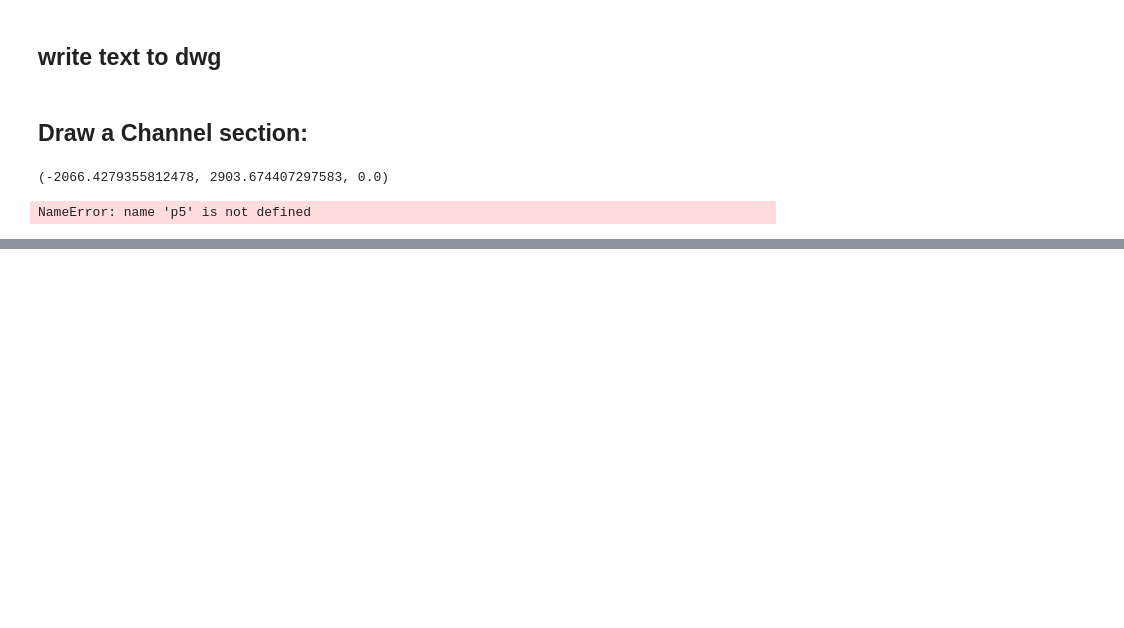
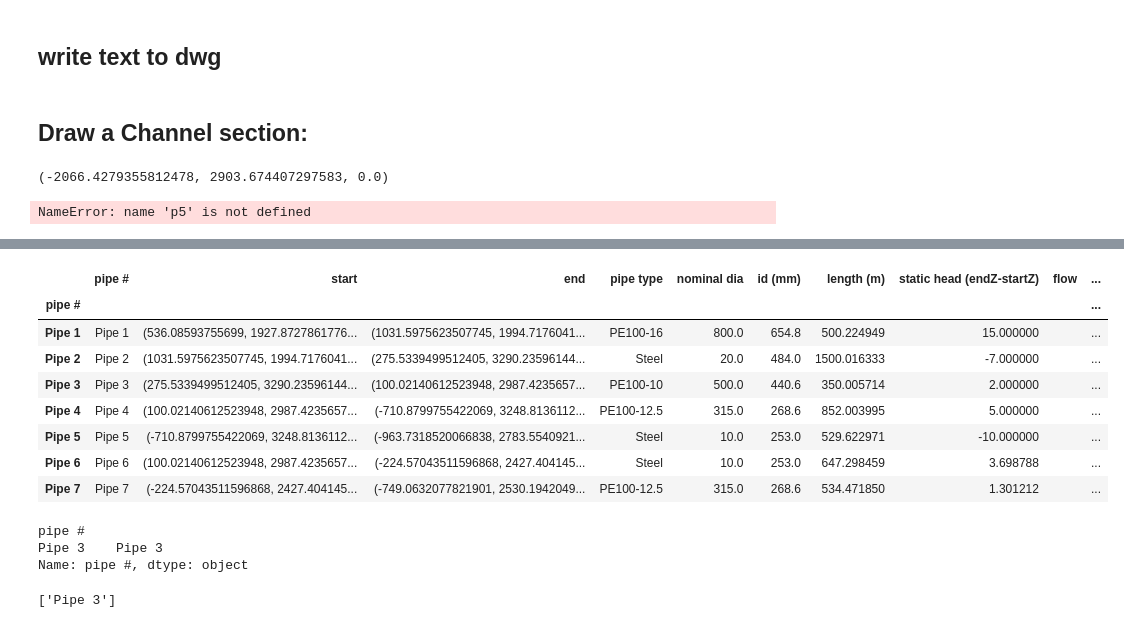
Before and after one commit to patat2418/water_app, a Jupyter notebook: tests.ipynb, the cells around one changed output, grey strips where cells are left out. Cells and saved outputs as stored; diff of their text form; code cells hidden in the pictures; blank space fills up the shorter version.

```diff
--- a/tests.ipynb
+++ b/tests.ipynb
@@ -1655,3 +1655,22 @@ l1.StartPoint
 # %%
 # %% [output]
 NameError: name 'p5' is not defined
+# %%
+from utils.autocad import pipes_network_sytems
+from utils.autocad import autocad_analyzing
+from entities import entities
+import pandas as pd
+import os
+
+pipes_table = pd.DataFrame()
+pumps_table = pd.DataFrame()
+channels_table = pd.DataFrame()
+
+pipes_table, pumps_table, channels_table = autocad_analyzing.dwg_objects_sorting()
+autocad_analyzing.is_pipe_conected(pipes_table,pumps_table)
+
+with pd.ExcelWriter('data\\outputs\\acad-pipelines.xlsx') as writer:
+        pipes_table.to_excel(writer,sheet_name='Pipes',index=False)
+        pumps_table.to_excel(writer,sheet_name='Pumps',index=False)
+        channels_table.to_excel(writer,sheet_name='Channels',index=False)
+os.startfile('data\\outputs\\acad-pipelines.xlsx')
@@ -1657,0 +1710,29 @@ NameError: name 'p5' is not defined
+# %%
+pipes_table
+# %% [output]
+|  | pipe # | start | end | pipe type | nominal dia | id (mm) | length (m) | static head (endZ-startZ) | flow | ... |
+| pipe # |  |  |  |  |  |  |  |  |  | ... |
+| Pipe 1 | Pipe 1 | (536.08593755699, 1927.8727861776... | (1031.5975623507745, 1994.7176041... | PE100-16 | 800.0 | 654.8 | 500.224949 | 15.000000 |  | ... |
+| Pipe 2 | Pipe 2 | (1031.5975623507745, 1994.7176041... | (275.5339499512405, 3290.23596144... | Steel | 20.0 | 484.0 | 1500.016333 | -7.000000 |  | ... |
+| Pipe 3 | Pipe 3 | (275.5339499512405, 3290.23596144... | (100.02140612523948, 2987.4235657... | PE100-10 | 500.0 | 440.6 | 350.005714 | 2.000000 |  | ... |
+| Pipe 4 | Pipe 4 | (100.02140612523948, 2987.4235657... | (-710.8799755422069, 3248.8136112... | PE100-12.5 | 315.0 | 268.6 | 852.003995 | 5.000000 |  | ... |
+| Pipe 5 | Pipe 5 | (-710.8799755422069, 3248.8136112... | (-963.7318520066838, 2783.5540921... | Steel | 10.0 | 253.0 | 529.622971 | -10.000000 |  | ... |
+| Pipe 6 | Pipe 6 | (100.02140612523948, 2987.4235657... | (-224.57043511596868, 2427.404145... | Steel | 10.0 | 253.0 | 647.298459 | 3.698788 |  | ... |
+| Pipe 7 | Pipe 7 | (-224.57043511596868, 2427.404145... | (-749.0632077821901, 2530.1942049... | PE100-12.5 | 315.0 | 268.6 | 534.471850 | 1.301212 |  | ... |
+# %%
+# pipes_table[len(pipes_table['end with'].str.split(','))>1]
+pipes_table['end with']
+pipes_table[pipes_table['end with'].str.contains(',', na=False)]['pipe #']
+# print(filtered_df)
+# %% [output]
+pipe #
+Pipe 3    Pipe 3
+Name: pipe #, dtype: object
+# %%
+junctions_list= list(pipes_table[pipes_table['end with'].str.contains(',', na=False)]['pipe #'])
+junctions_list
+
+# new_pipe = 'Pipe 7'
+# pipes_table['end with'][new_pipe]
+# %% [output]
+['Pipe 3']
```
Also changed, not shown: parts of 8 cells of this notebook, 10 other files.
